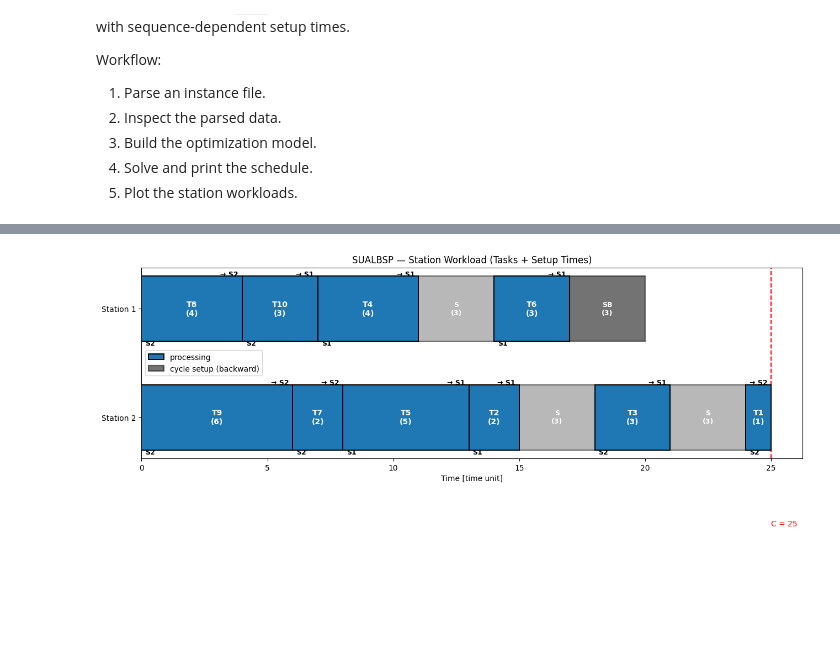
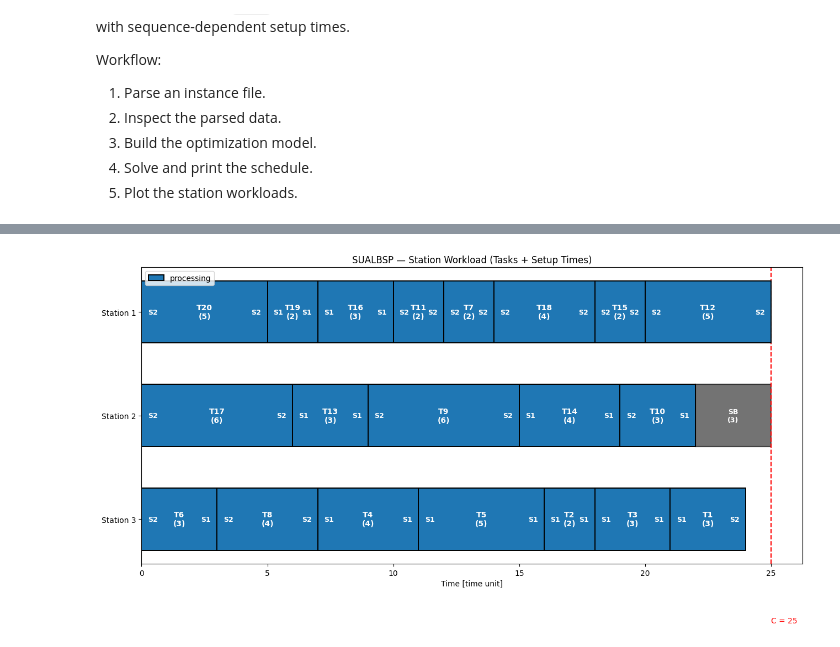
Before and after one commit to helenalaura/ALB_Past_Sequence_Dependent_Setup_Times, a Jupyter notebook: SUALBSP_extension.ipynb, the cells around one changed output, grey strips where cells are left out. Cells and saved outputs as stored; diff of their text form; code cells hidden in the pictures; blank space fills up the shorter version.

```diff
--- a/SUALBSP_extension.ipynb
+++ b/SUALBSP_extension.ipynb
@@ -143,7 +143,7 @@ def parse_alb_file(path: Path) -> SUALBInstance:
     )
 # %%
 # Example: parse an instance (no optimization yet)
-instance_path = Path('DataSets/MiniSet_Extension.alb')
+instance_path = Path('DataSets/MiniSet2_Extension.alb')
 instance = parse_alb_file(instance_path)
 
 print("=== INSTANCE SUMMARY ===")
@@ -622,7 +622,7 @@ else:
 
     # -> höher & mehr Abstand oben
     fig, ax = plt.subplots(figsize=(13, 1.6 * len(ordered_station_tasks) + 2))
-    plt.subplots_adjust(top=0.76)     # <<< MEHR WEISSRAUM UNTER DEM TITEL
+    plt.subplots_adjust(top=0.76)
 
     y_labels, y_positions = [], []
 
@@ -643,6 +643,7 @@ else:
 
             for idx, op in enumerate(seq):
 
+                # --- active start state
                 active_state = None
                 for s in state_ids:
                     v = model.getVarByName(f"state_before[{op},{k},{s}]")
@@ -653,6 +654,7 @@ else:
                 setup = instance.setup_state_forward.get((active_state, op), 0)
                 dur = instance.task_times[op]
 
+                # --- setup (forward)
                 if setup > 0:
                     ax.barh(
                         row, setup, left=t, height=bar_height,
@@ -661,12 +663,14 @@ else:
                         label="setup (state-based)" if (row == 0 and idx == 0) else None,
                     )
                     ax.text(
-                        t + setup/2, row, f"S\n({setup})",
+                        t + setup / 2, row, f"S\n({setup})",
                         ha="center", va="center",
                         color="white", fontsize=9, fontweight="bold",
+                        clip_on=True,
                     )
                     t += setup
 
+                # --- task bar
                 ax.barh(
                     row, dur, left=t, height=bar_height,
                     color=task_color,
@@ -674,44 +678,46 @@ else:
                     label="processing" if (row == 0 and idx == 0) else None,
                 )
 
+                # --- task label
                 ax.text(
-                    t + dur/2, row,
+                    t + dur / 2, row,
                     f"T{op}\n({dur})",
                     ha="center", va="center",
                     color="white", fontsize=10, fontweight="bold",
+                    clip_on=True, zorder=4
                 )
 
-                x_left  = t + 0.15
-                x_right = t + dur - 0.15
+                # --- state labels INSIDE task bar
+                pad = min(0.25, max(0.06, 0.12 * dur))
+                fs_state = 9 if dur >= 1.2 else 7
 
-                # BEFORE state
+                # start state (left)
                 if active_state is not None:
                     ax.text(
-                        x_left,
-                        row + 0.32,
-                        f"S{active_state}",
+                        t + pad, row, f"S{active_state}",
                         ha="left", va="center",
-                        color="black", fontsize=9, fontweight="bold",
+                        color="white", fontsize=fs_state, fontweight="bold",
+                        clip_on=True, zorder=4
                     )
 
-                # AFTER state
+                # end state (right)
                 state_after = None
                 if active_state is not None:
                     state_after = instance.state_transitions.get((active_state, op), None)
 
                 if state_after is not None:
                     ax.text(
-                        x_right,
-                        row - 0.32,
-                        f"→ S{state_after}",
+                        t + dur - pad, row, f"S{state_after}",
                         ha="right", va="center",
-                        color="black", fontsize=9, fontweight="bold",
+                        color="white", fontsize=fs_state, fontweight="bold",
+                        clip_on=True, zorder=4
                     )
 
                 t += dur
 
+            # =====================================================
             # cycle transition setup (backward)
-            cycle_setup = 0
+            # =====================================================
             s_end = s_start = None
 
             for s in state_ids:
@@ -720,8 +726,7 @@ else:
                 if model.getVarByName(f"init_state[{k},{s}]").X > 0.5:
                     s_start = s
 
-            if s_end is not None and s_start is not None:
-                cycle_setup = instance.setup_state_cycle.get((s_end, s_start), 0)
+            cycle_setup = instance.setup_state_cycle.get((s_end, s_start), 0)
 
             if cycle_setup > 0:
                 ax.barh(
@@ -731,47 +736,50 @@ else:
                     label="cycle setup (backward)" if row == 0 else None,
                 )
                 ax.text(
-                    t + cycle_setup/2, row,
+                    t + cycle_setup / 2, row,
                     f"SB\n({cycle_setup})",
                     ha="center", va="center",
                     color="white", fontsize=9, fontweight="bold",
+                    clip_on=True
                 )
                 t += cycle_setup
 
         # =========================================================
-        # PAIR-BASED FALLBACK
+        # PAIR-BASED FALLBACK (no states)
         # =========================================================
         else:
             for idx, op in enumerate(seq):
                 dur = instance.task_times[op]
                 ax.barh(
                     row, dur, left=t, height=bar_height,
                     color=task_color,
                     edgecolor="black", linewidth=1.4, zorder=3,
                     label="processing" if (row == 0 and idx == 0) else None,
                 )
                 ax.text(
-                    t + dur/2, row,
+                    t + dur / 2, row,
                     f"T{op}\n({dur})",
                     ha="center", va="center",
                     color="white", fontsize=10, fontweight="bold",
+                    clip_on=True
                 )
                 t += dur
 
+    # --- cycle time line
     ax.axvline(cycle, linestyle="--", linewidth=1.5, color="red")
     ax.text(cycle, len(ordered_station_tasks), f"C = {cycle}", color="red")
 
     ax.set_yticks(y_positions)
     ax.set_yticklabels(y_labels)
     ax.set_xlabel("Time [time unit]")
     ax.set_title("SUALBSP — Station Workload (Tasks + Setup Times)")
     ax.invert_yaxis()
 
     handles, labels = ax.get_legend_handles_labels()
     if handles:
         ax.legend()
 
     plt.tight_layout()
     plt.show()
 # %% [output]
-[figure, old version]
+[figure, new version]
```
Also changed, not shown: parts of 4 cells of this notebook, 1 other file.
